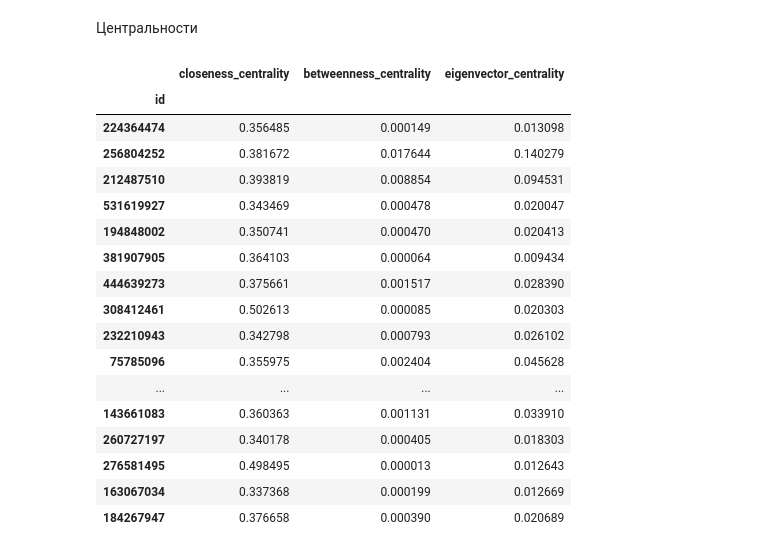
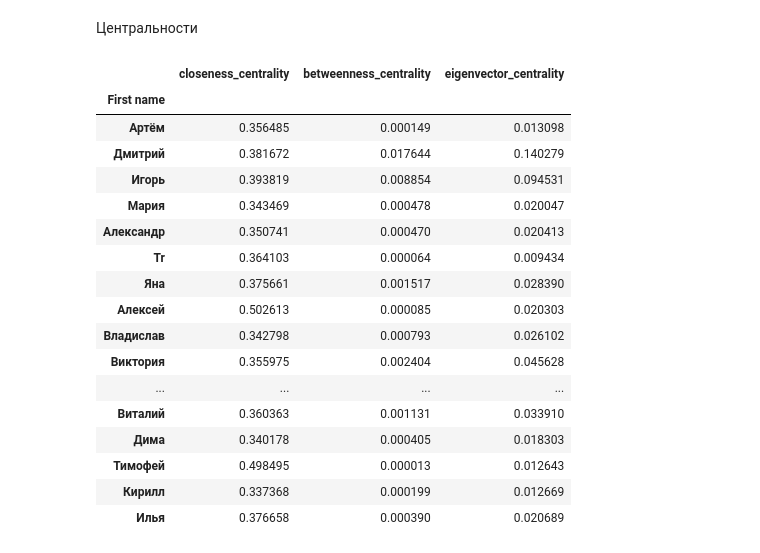
Before and after one commit to Nami-59/VK, a Jupyter notebook: VK_friends_graph.ipynb, the cells around one changed output. Saved outputs shown, nothing was run; the diff lists cells and outputs as text; code cells hidden in the pictures.

```diff
--- a/VK_friends_graph.ipynb
+++ b/VK_friends_graph.ipynb
@@ -139,23 +152,4 @@ table = pd.DataFrame({
      'eigenvector_centrality': line_eigen
 }, index=id_group_close)
 table.index.name = 'id'
-table
+table.to_csv('centrality.csv')
-# %% [output]
-|  | closeness_centrality | betweenness_centrality | eigenvector_centrality |
-| id |  |  |  |
-| 224364474 | 0.356485 | 0.000149 | 0.013098 |
-| 256804252 | 0.381672 | 0.017644 | 0.140279 |
-| 212487510 | 0.393819 | 0.008854 | 0.094531 |
-| 531619927 | 0.343469 | 0.000478 | 0.020047 |
-| 194848002 | 0.350741 | 0.000470 | 0.020413 |
-| 381907905 | 0.364103 | 0.000064 | 0.009434 |
-| 444639273 | 0.375661 | 0.001517 | 0.028390 |
-| 308412461 | 0.502613 | 0.000085 | 0.020303 |
-| 232210943 | 0.342798 | 0.000793 | 0.026102 |
-| 75785096 | 0.355975 | 0.002404 | 0.045628 |
-| ... | ... | ... | ... |
-| 143661083 | 0.360363 | 0.001131 | 0.033910 |
-| 260727197 | 0.340178 | 0.000405 | 0.018303 |
-| 276581495 | 0.498495 | 0.000013 | 0.012643 |
-| 163067034 | 0.337368 | 0.000199 | 0.012669 |
-| 184267947 | 0.376658 | 0.000390 | 0.020689 |
@@ -162,3 +161,26 @@ table
+# %%
+table.index = first_name
+table.index.name = 'First name'
+table
+# %% [output]
+|  | closeness_centrality | betweenness_centrality | eigenvector_centrality |
+| First name |  |  |  |
+| Артём | 0.356485 | 0.000149 | 0.013098 |
+| Дмитрий | 0.381672 | 0.017644 | 0.140279 |
+| Игорь | 0.393819 | 0.008854 | 0.094531 |
+| Мария | 0.343469 | 0.000478 | 0.020047 |
+| Александр | 0.350741 | 0.000470 | 0.020413 |
+| Tr | 0.364103 | 0.000064 | 0.009434 |
+| Яна | 0.375661 | 0.001517 | 0.028390 |
+| Алексей | 0.502613 | 0.000085 | 0.020303 |
+| Владислав | 0.342798 | 0.000793 | 0.026102 |
+| Виктория | 0.355975 | 0.002404 | 0.045628 |
+| ... | ... | ... | ... |
+| Виталий | 0.360363 | 0.001131 | 0.033910 |
+| Дима | 0.340178 | 0.000405 | 0.018303 |
+| Тимофей | 0.498495 | 0.000013 | 0.012643 |
+| Кирилл | 0.337368 | 0.000199 | 0.012669 |
+| Илья | 0.376658 | 0.000390 | 0.020689 |
 # %%
 #Центры в группе
 max_centr = pd.DataFrame({
```
Also changed, not shown: parts of 10 cells of this notebook.
